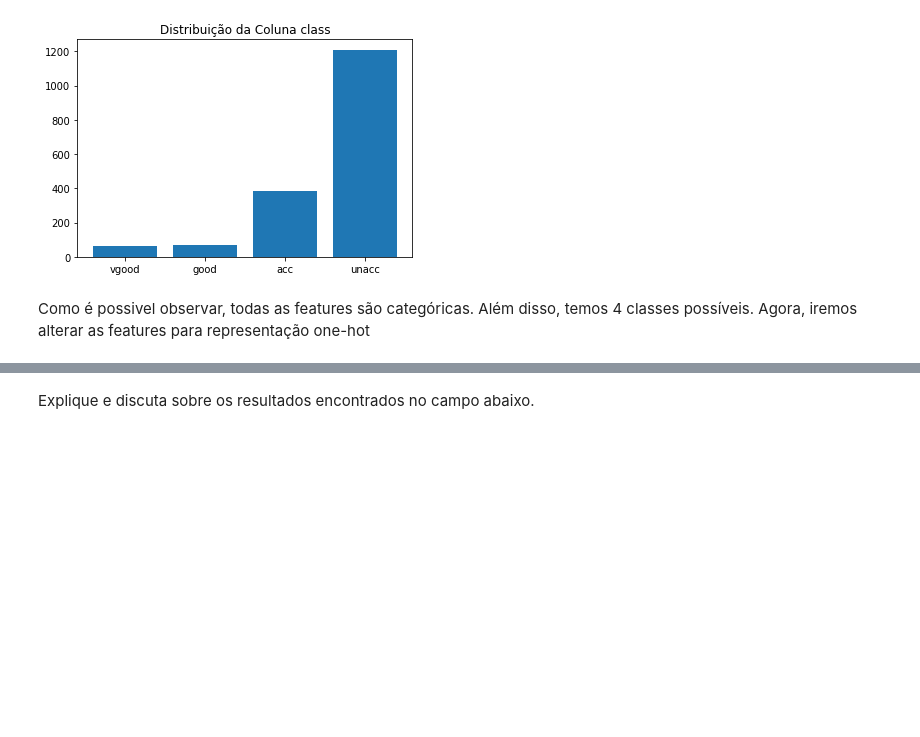
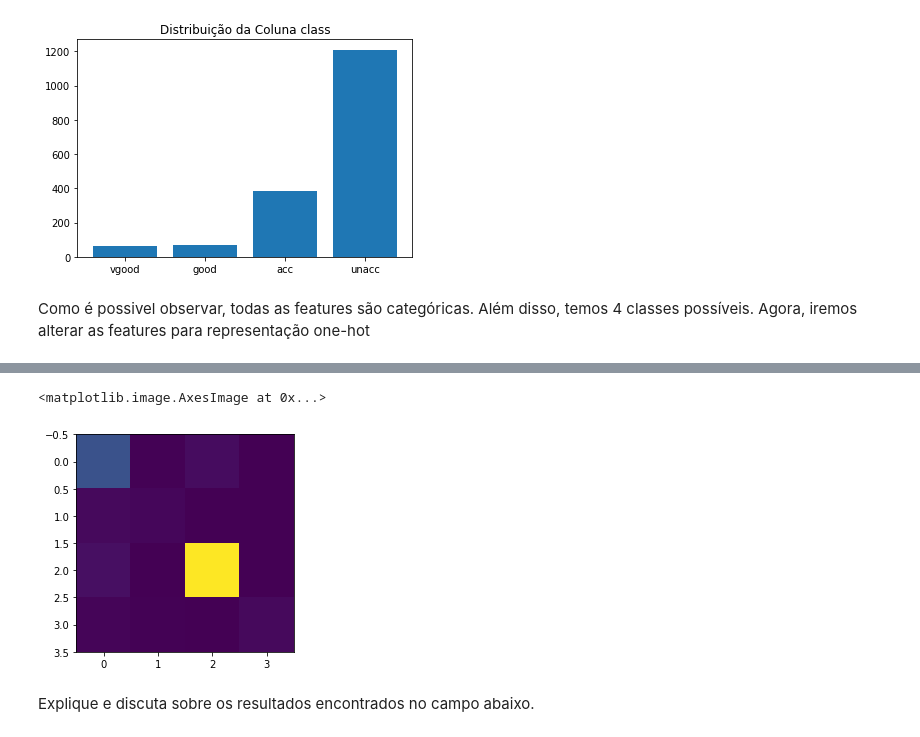
Before and after one commit to brenomatos/icd, a Jupyter notebook: Lista07/Lista07.ipynb, the cells around one changed output, grey strips where cells are left out. Drawn from its saved outputs; the diff is of its cells as text; code cells hidden in the pictures; blank space fills up the shorter version.

Commit message:
confusion matrix

```diff
--- a/Lista07/Lista07.ipynb
+++ b/Lista07/Lista07.ipynb
@@ -90,12 +90,13 @@ for col in df.columns:
 Como é possivel observar, todas as features são categóricas. Além disso, temos 4 classes possíveis.
 Agora, iremos alterar as features para representação one-hot
 # %%
+import numpy as np
 FEATURES = ["buying","maint","doors","persons","lug_boot","safety"]
 TARGET = ["class"]
 
 tgt = df[TARGET]
 df = df.drop(["class","ID"],axis=1)
-df = pd.get_dummies(df, columns=FEATURES)
-tgt = pd.get_dummies(tgt)
-df.head()
+df = pd.get_dummies(df, columns=FEATURES).values
+tgt = tgt.values
+print(tgt)
 # %% [output]
@@ -121,0 +153,7 @@ print(accuracy)
+# %%
+from sklearn.metrics import classification_report
+
+model = KNeighborsClassifier(n_neighbors=6)
+model.fit(X_train, y_train)
+
+print(classification_report(y_test, model.predict(X_test)))
@@ -122,3 +171,9 @@ print(accuracy)
+# %%
+from sklearn.metrics import confusion_matrix
+plt.imshow(confusion_matrix(y_test, model.predict(X_test)))
+# %% [output]
+<matplotlib.image.AxesImage at 0x...>
+[figure, added]
 # %% [markdown]
 Explique e discuta sobre os resultados encontrados no campo abaixo.
 # %% [markdown]
```
Also changed, not shown: parts of 4 cells of this notebook.
